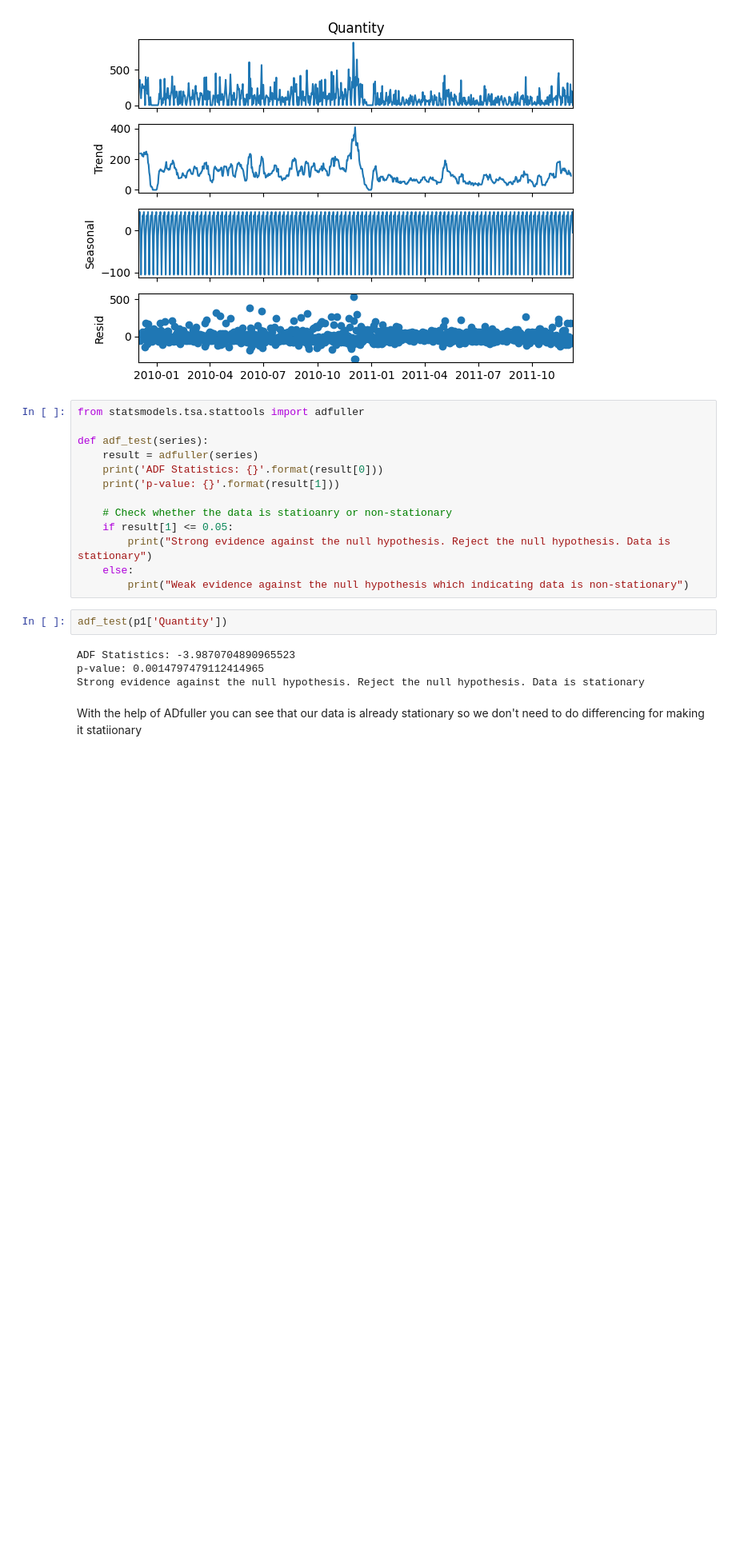
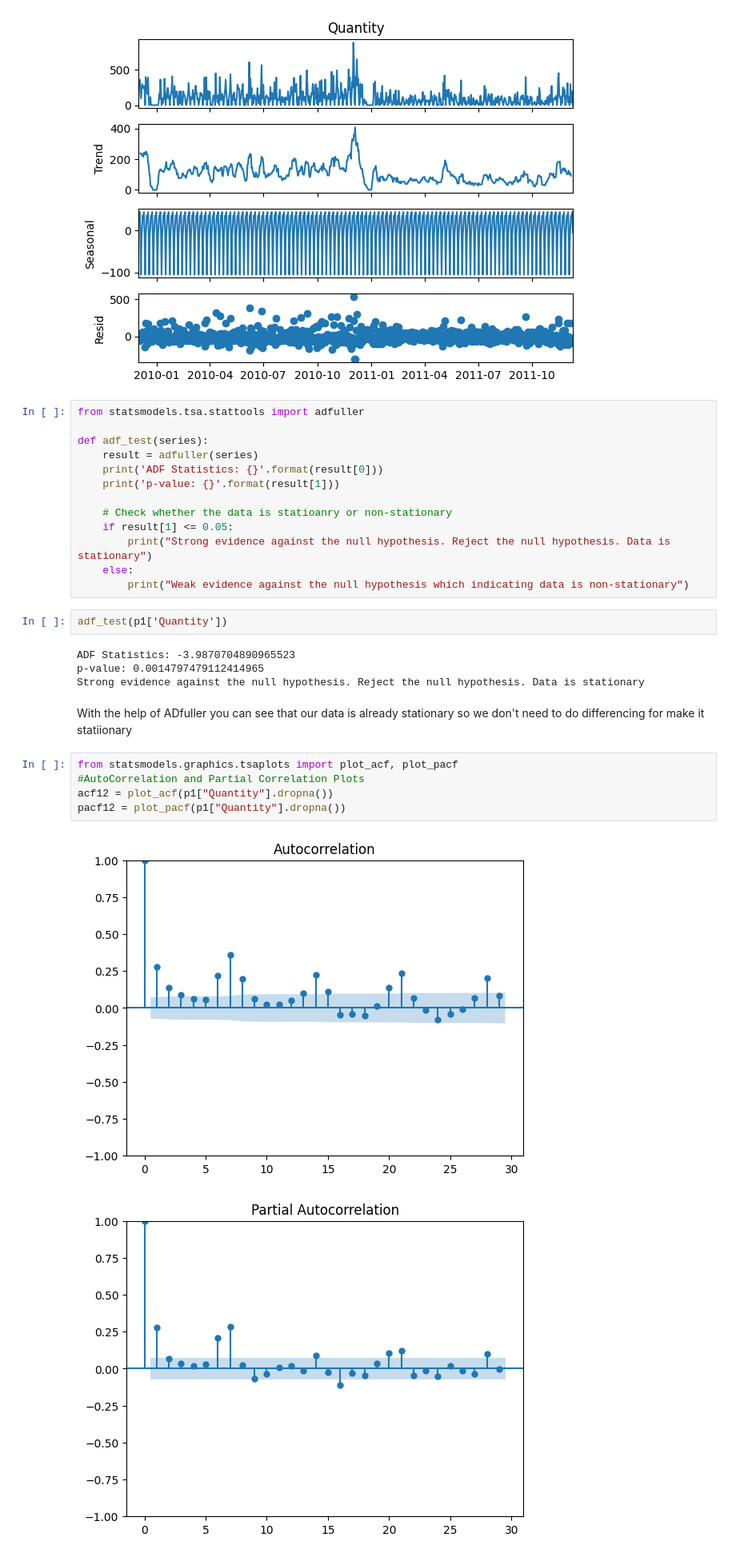
Before and after one commit to muhammadahsan2023/Capstone_Project, a Jupyter notebook: Forecasting_project.ipynb, the cells around one changed output. Shown at 80% size. Drawn from its saved outputs; the diff is of its cells as text; blank space fills up the shorter version.

```diff
--- a/Forecasting_project.ipynb
+++ b/Forecasting_project.ipynb
@@ -514,4 +514,12 @@ ADF Statistics: -3.9870704890965523
 p-value: 0.0014797479112414965
 Strong evidence against the null hypothesis. Reject the null hypothesis. Data is stationary
 # %% [markdown]
-With the help of ADfuller you can see that our data is already stationary so we don't need to do differencing for making it statiionary
+With the help of ADfuller you can see that our data is already stationary so we don't need to do differencing for make it statiionary
+# %%
+from statsmodels.graphics.tsaplots import plot_acf, plot_pacf
+#AutoCorrelation and Partial Correlation Plots
+acf12 = plot_acf(p1["Quantity"].dropna())
+pacf12 = plot_pacf(p1["Quantity"].dropna())
+# %% [output]
+[figure, added]
+[figure, added]
```
